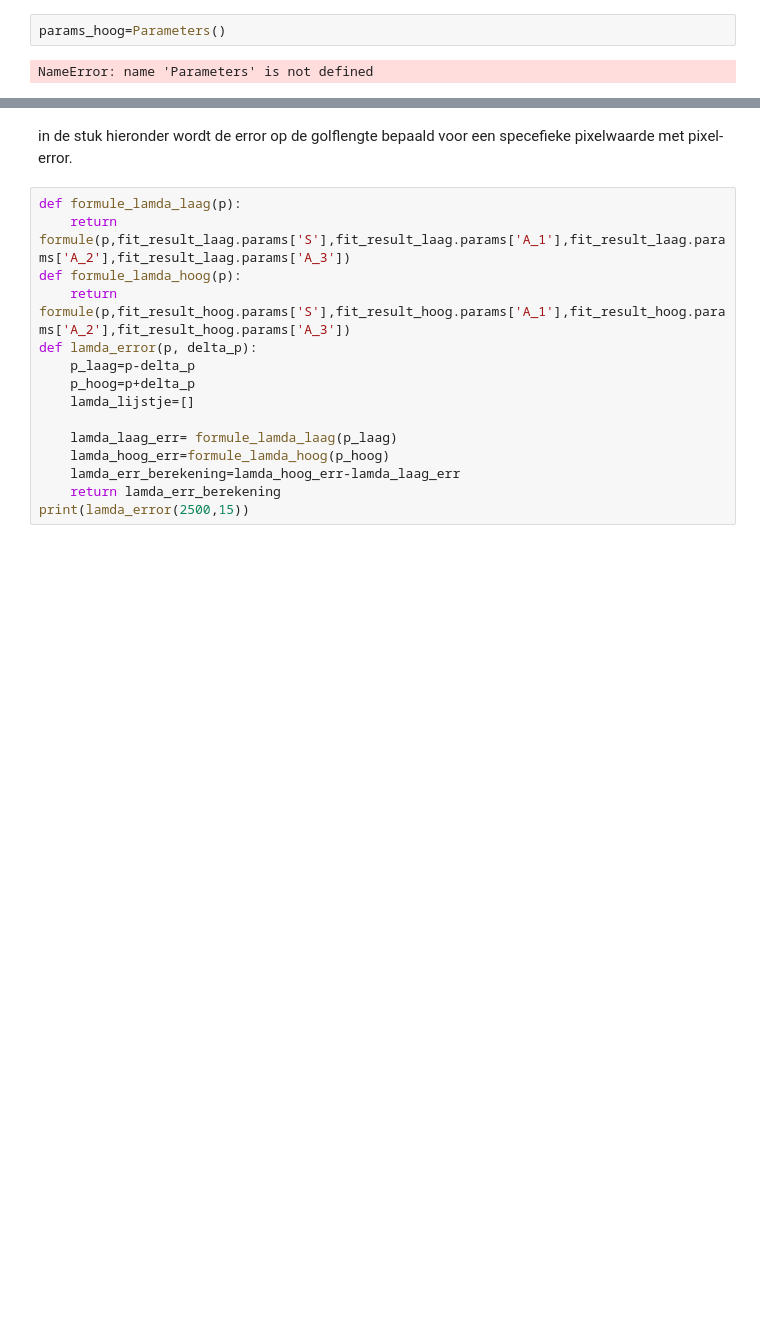
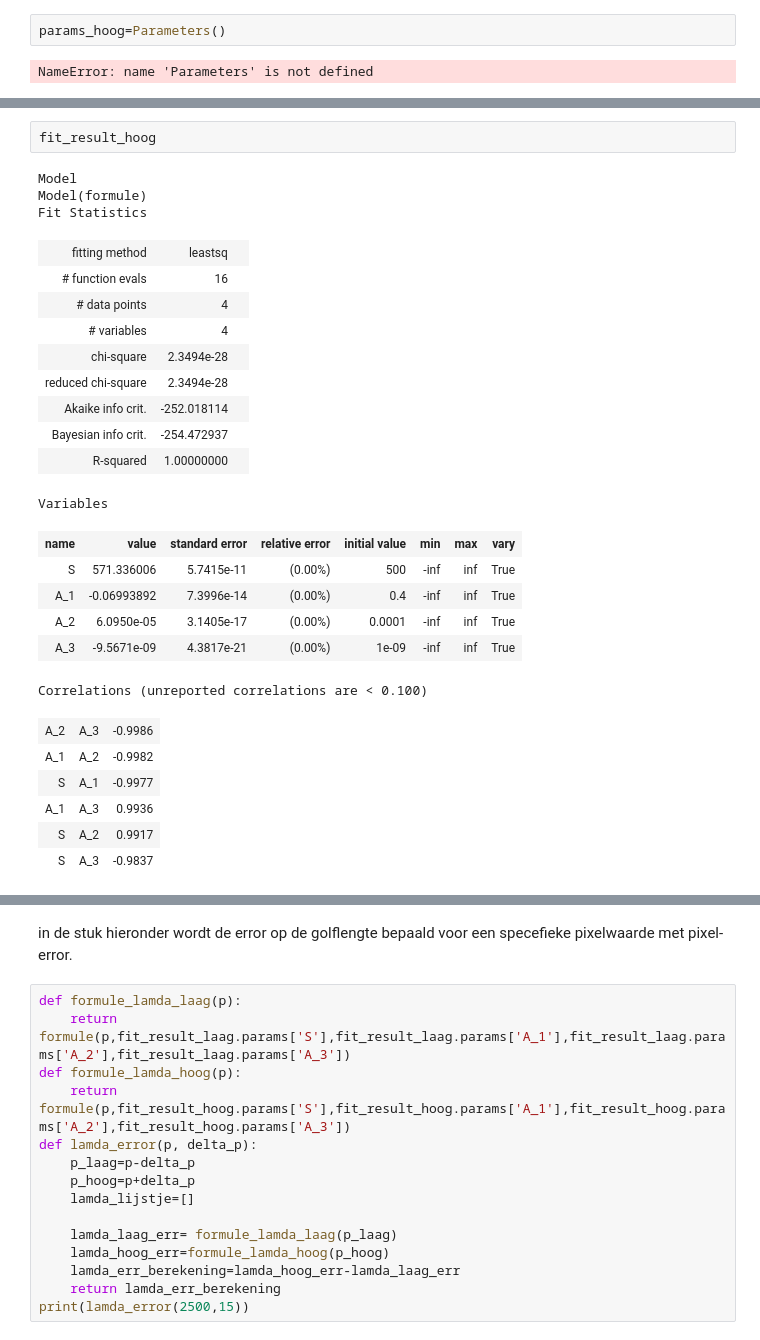
Before and after one commit to Emilszeg/Ion-traps-Project, a Jupyter notebook: Introductie programma/calibration_formula.ipynb, the cells around one changed output, grey strips where cells are left out. Saved outputs shown, nothing was run; the diff lists cells and outputs as text; blank space fills up the shorter version.

Commit message:
fit result van hoge en lage end erbij

```diff
--- a/Introductie programma/calibration_formula.ipynb
+++ b/Introductie programma/calibration_formula.ipynb
@@ -131,0 +132,28 @@ plt.show()
+# %%
+fit_result_hoog
+# %% [output]
+Model
+Model(formule)
+Fit Statistics
+| fitting method | leastsq |  |
+| # function evals | 16 |  |
+| # data points | 4 |  |
+| # variables | 4 |  |
+| chi-square | 2.3494e-28 |  |
+| reduced chi-square | 2.3494e-28 |  |
+| Akaike info crit. | -252.018114 |  |
+| Bayesian info crit. | -254.472937 |  |
+| R-squared | 1.00000000 |  |
+Variables
+| name | value | standard error | relative error | initial value | min | max | vary |
+| S | 571.336006 | 5.7415e-11 | (0.00%) | 500 | -inf | inf | True |
+| A_1 | -0.06993892 | 7.3996e-14 | (0.00%) | 0.4 | -inf | inf | True |
+| A_2 | 6.0950e-05 | 3.1405e-17 | (0.00%) | 0.0001 | -inf | inf | True |
+| A_3 | -9.5671e-09 | 4.3817e-21 | (0.00%) | 1e-09 | -inf | inf | True |
+Correlations (unreported correlations are < 0.100)
+| A_2 | A_3 | -0.9986 |
+| A_1 | A_2 | -0.9982 |
+| S | A_1 | -0.9977 |
+| A_1 | A_3 | 0.9936 |
+| S | A_2 | 0.9917 |
+| S | A_3 | -0.9837 |
```
Also changed, not shown: parts of 2 cells of this notebook.
